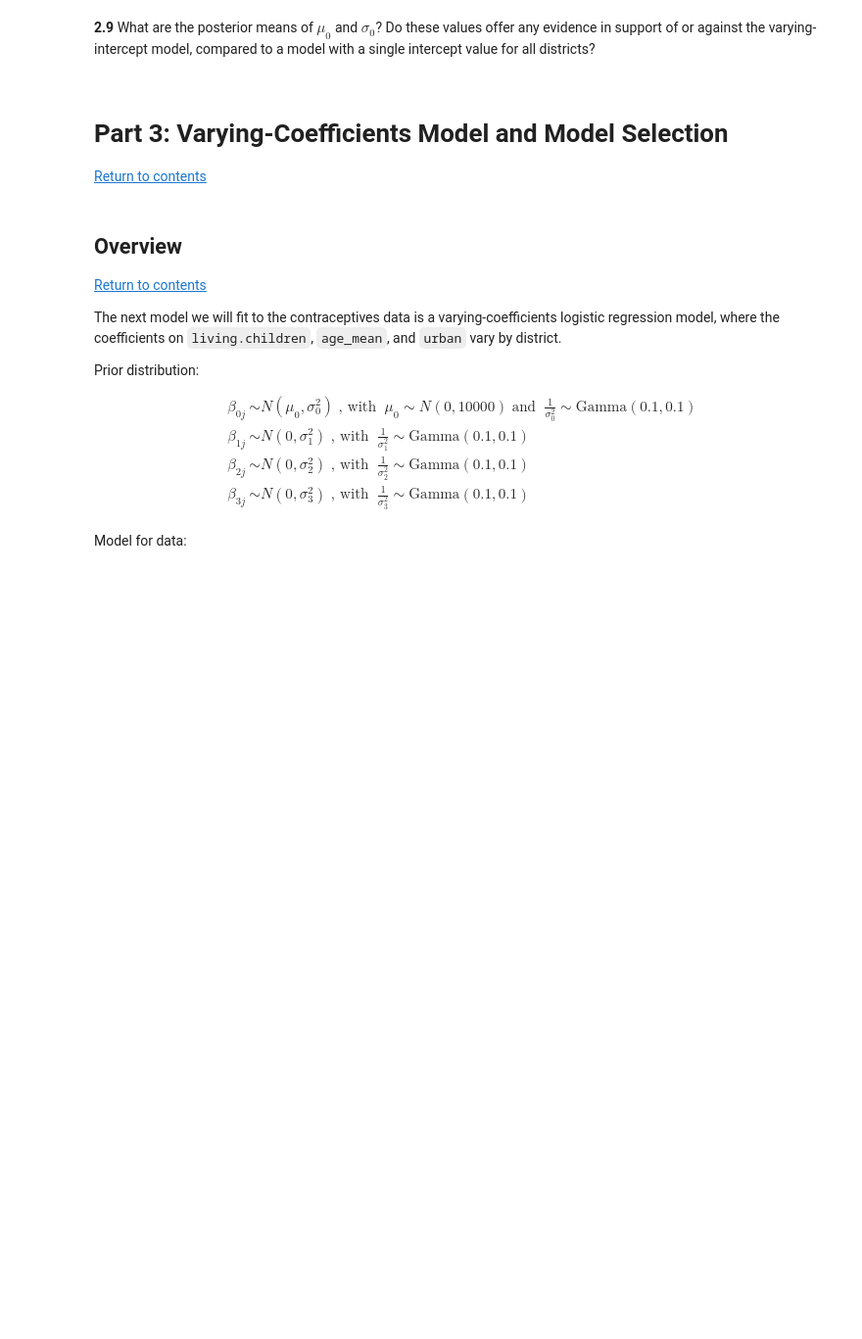
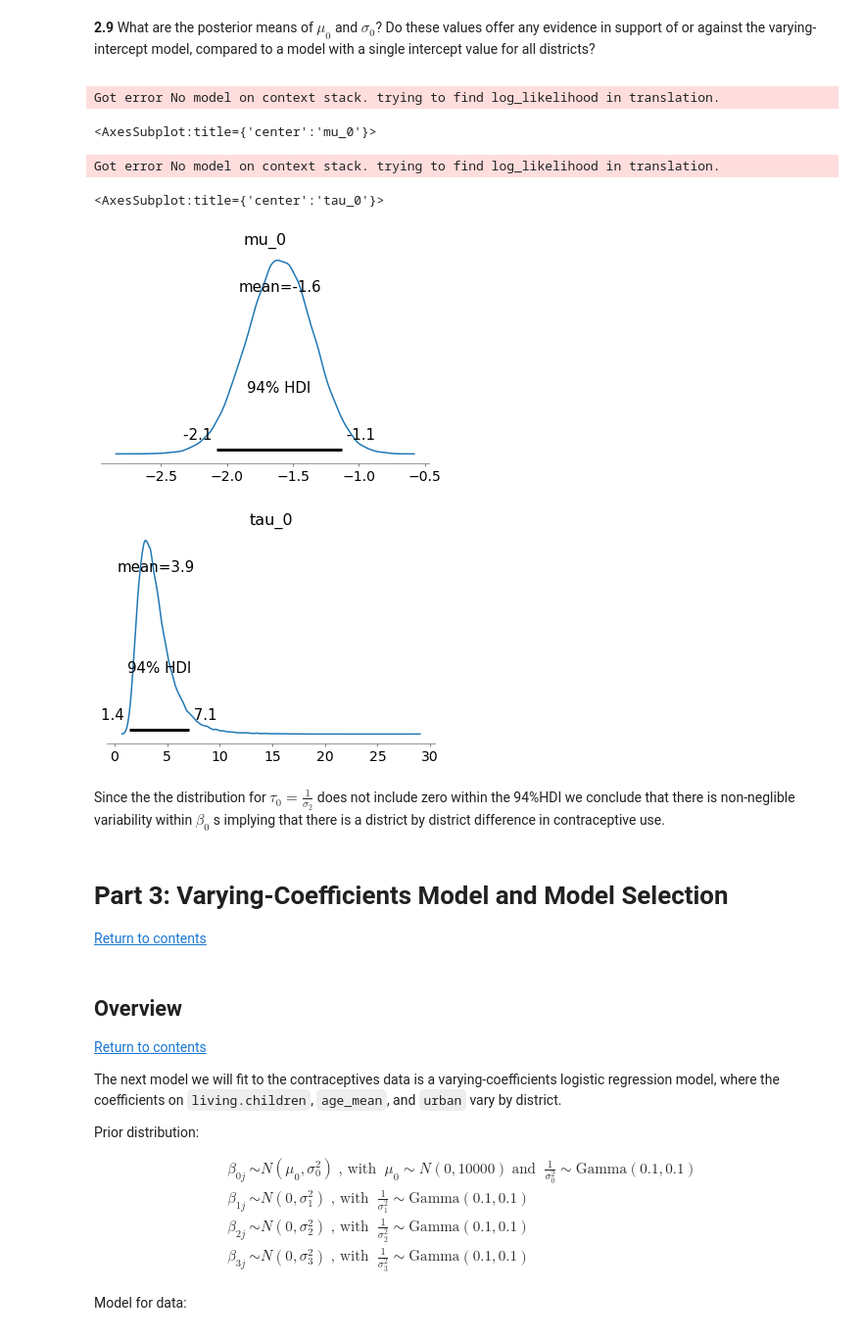
Before and after one commit to sebvargo/cs209b_hw2, a Jupyter notebook: cs109b_hw2.ipynb, the cells around one changed output. Shown at 98% size. Cells and saved outputs as stored; diff of their text form; code cells hidden in the pictures; blank space fills up the shorter version.

```diff
--- a/cs109b_hw2.ipynb
+++ b/cs109b_hw2.ipynb
@@ -859,3 +907,15 @@ summary
+# %%
+display(az.plot_posterior(trace, var_names=['mu_0']))
+display(az.plot_posterior(trace, var_names=['tau_0']))
+# %% [output]
+Got error No model on context stack. trying to find log_likelihood in translation.
+<AxesSubplot:title={'center':'mu_0'}>
+Got error No model on context stack. trying to find log_likelihood in translation.
+<AxesSubplot:title={'center':'tau_0'}>
+[figure, added]
+[figure, added]
+# %% [markdown]
+Since the the distribution for $\tau_0 = \frac{1}{\sigma_2}$ does not include zero within the 94%HDI we conclude that there is non-neglible variability within $\beta_0$ s  implying that there is a district by district difference in contraceptive use.
 # %% [markdown]
 <a id="part3"></a>
 
```
Also changed, not shown: parts of 8 cells of this notebook.
